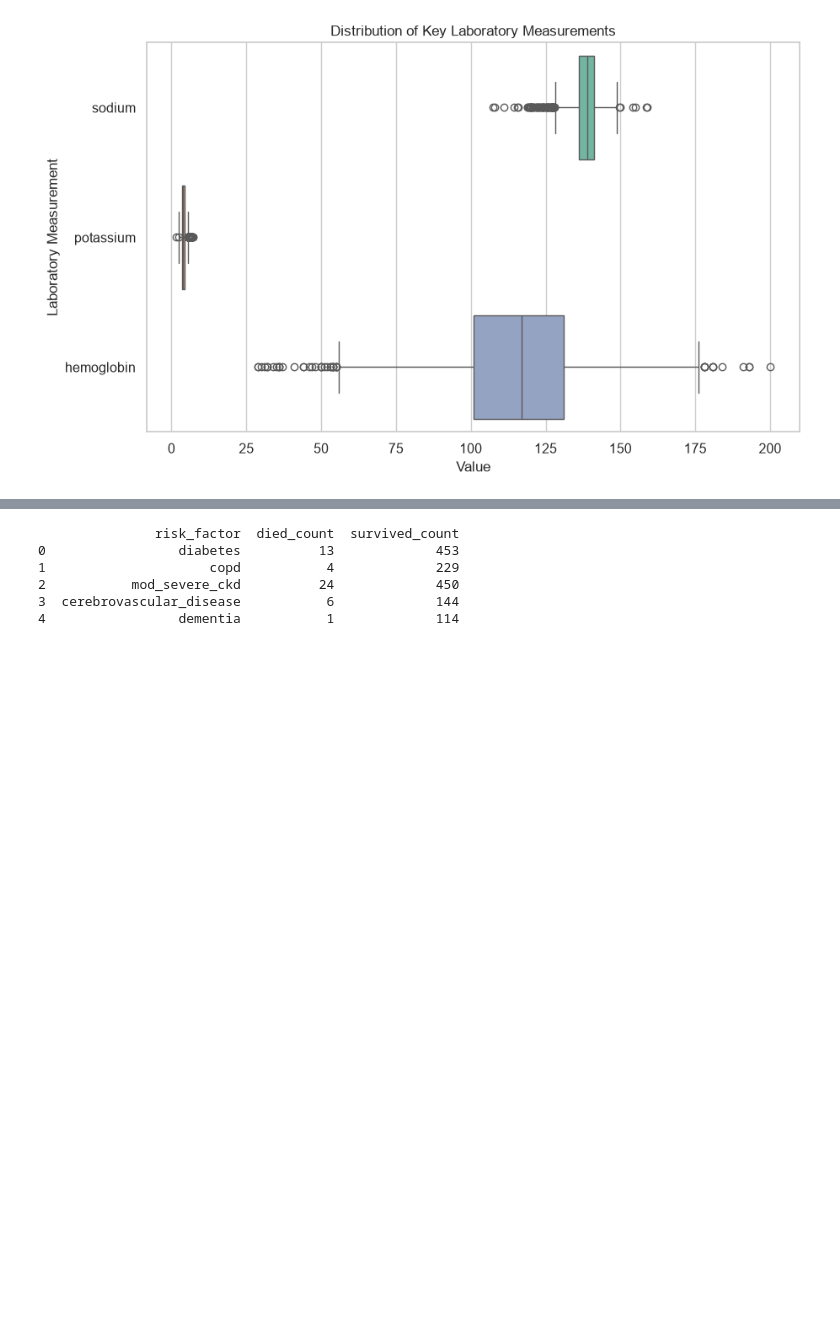
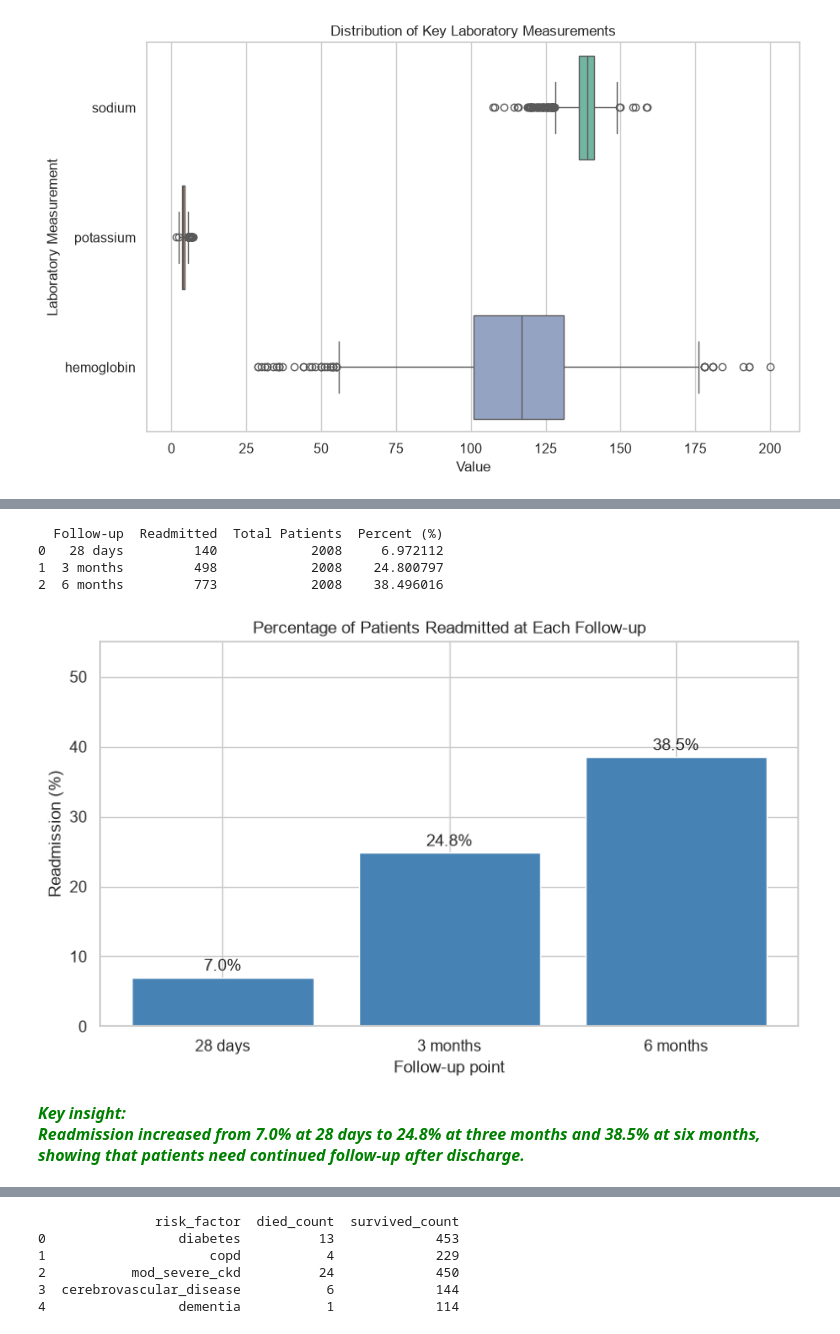
Before and after one commit to Yasasmini/Team3_PyCoders_PythonHackathon_SEP2026, a Jupyter notebook: Team3_PyCoders_Category2.Descriptive.ipynb, the cells around one changed output, grey strips where cells are left out. Drawn from its saved outputs; the diff is of its cells as text; code cells hidden in the pictures; blank space fills up the shorter version.

```diff
--- a/Team3_PyCoders_Category2.Descriptive.ipynb
+++ b/Team3_PyCoders_Category2.Descriptive.ipynb
@@ -293 +350,49 @@ max     159.00       7.29      200.00
+# %%
+# Follow-up columns
+followup_cols = {
+    "28 days": "readmission_28d",
+    "3 months": "readmission_3mo",
+    "6 months": "readmission_6mo"
+}
+
+# Calculate percentage readmitted at each follow-up point
+summary = []
+for label, col in followup_cols.items():
+    series = hf_df[col].dropna()
+    readmitted = int(series.sum())
+    total = int(series.count())
+    percent = (readmitted / total) * 100 if total else 0
+
+    summary.append({
+        "Follow-up": label,
+        "Readmitted": readmitted,
+        "Total Patients": total,
+        "Percent (%)": percent
+    })
+
+result = pd.DataFrame(summary)
+print(result)
+# %% [output]
+  Follow-up  Readmitted  Total Patients  Percent (%)
+0   28 days         140            2008     6.972112
+1  3 months         498            2008    24.800797
+2  6 months         773            2008    38.496016
+# %%
+# bar chart
+plt.figure(figsize=(8, 5))
+plt.bar(result["Follow-up"], result["Percent (%)"], color="steelblue")
+plt.title("Percentage of Patients Readmitted at Each Follow-up")
+plt.xlabel("Follow-up point")
+plt.ylabel("Readmission (%)")
+plt.ylim(0, max(result["Percent (%)"]) * 1.3 + 5)
+for i, v in enumerate(result["Percent (%)"]):
+    plt.text(i, v + 1, f"{v:.1f}%", ha="center")
+plt.tight_layout()
+plt.show()
+# %% [output]
+[figure, added]
+# %% [markdown]
+<p style="font-family: Cambria; font-size: 16px; color: green;"><strong><em>Key insight:<br>
+Readmission increased from 7.0% at 28 days to 24.8% at three months and 38.5% at six months, showing that patients need continued follow-up after discharge.
+</em></strong></p>
 # %% [markdown]
```
Also changed, not shown: parts of 22 cells of this notebook.
